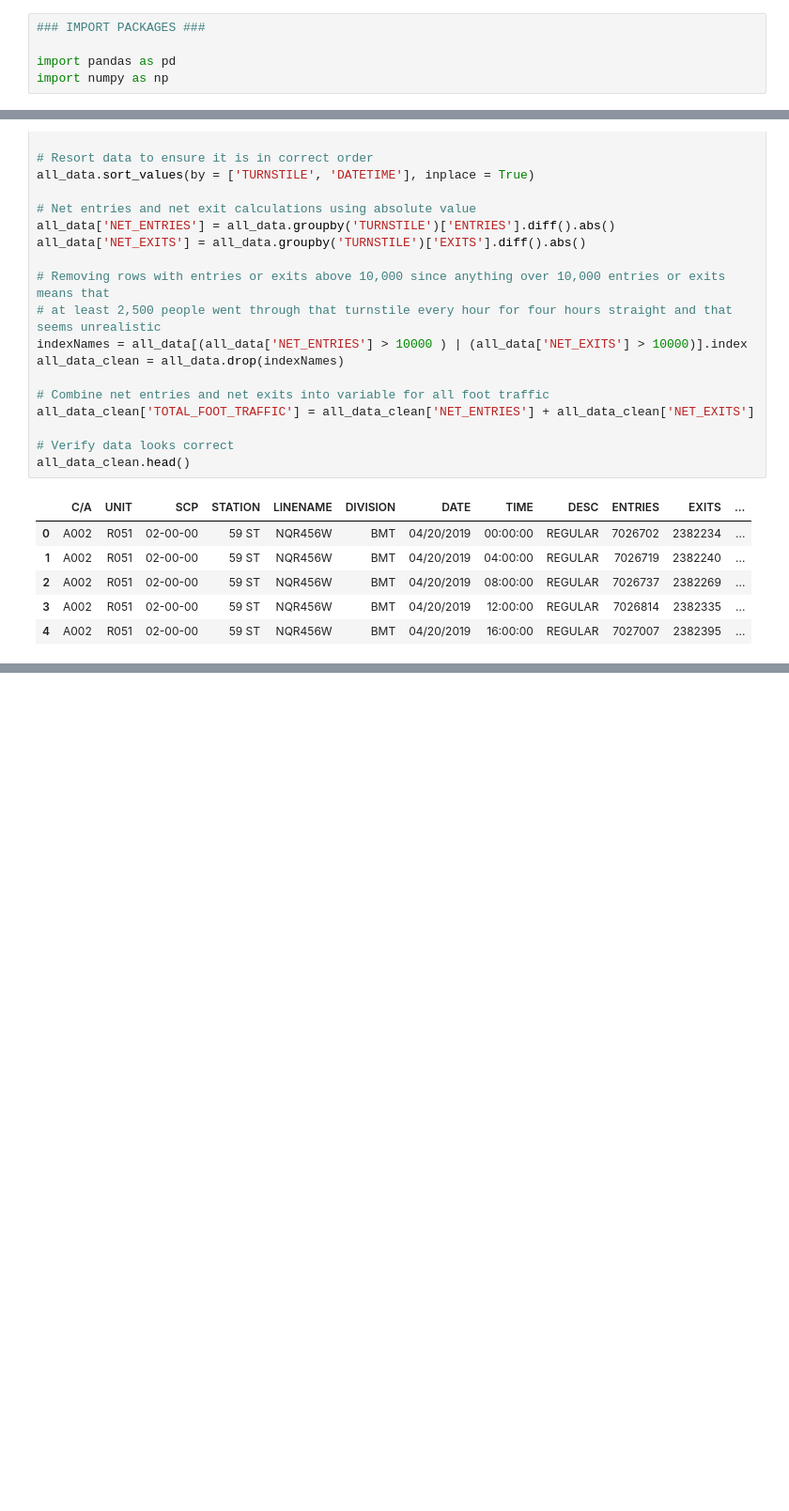
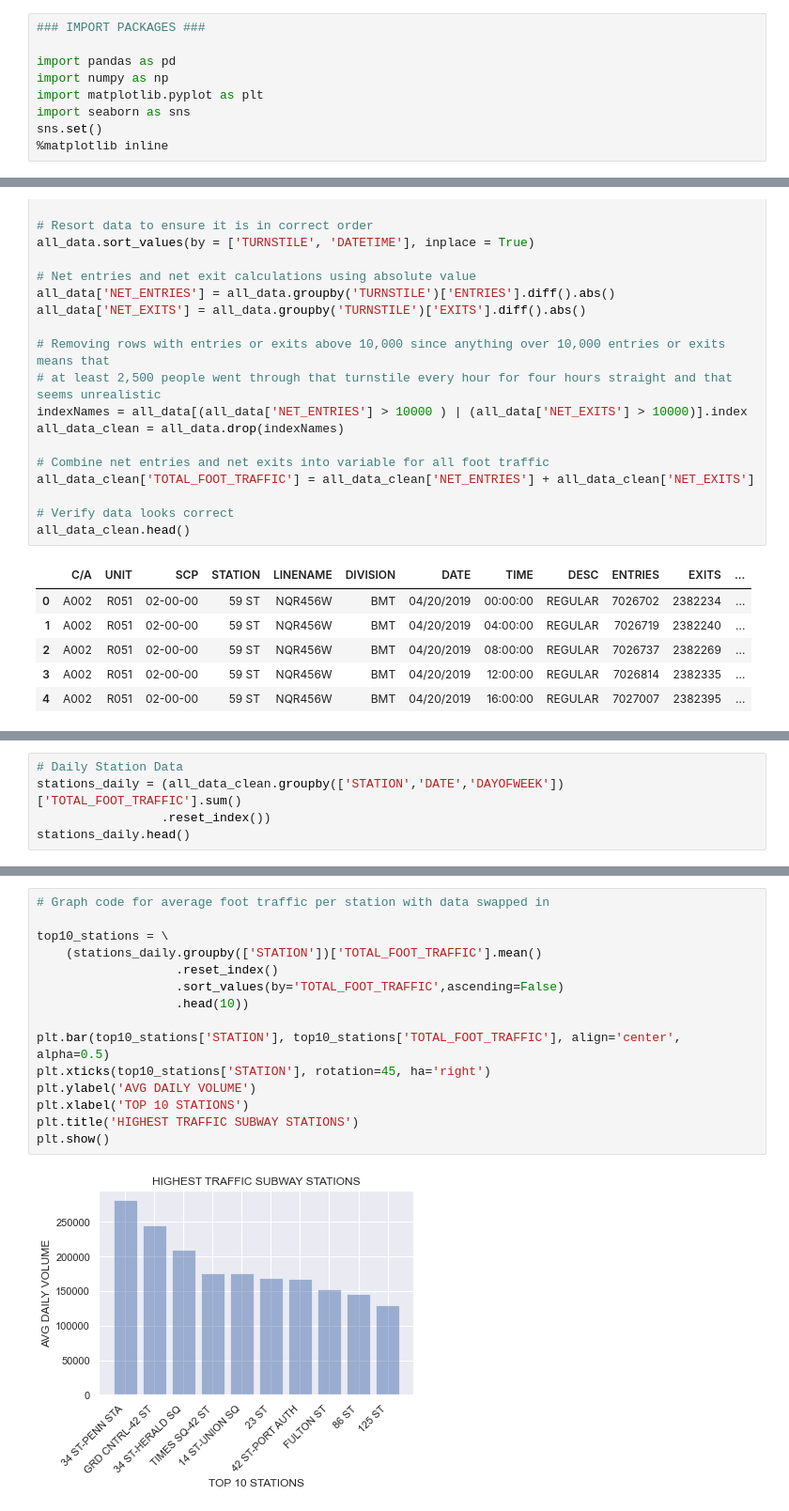
Before and after one commit to mvossbrinck/Metis_Project_1, a Jupyter notebook: EDA.ipynb, the cells around one changed output, grey strips where cells are left out. Shown at 94% size. Drawn from its saved outputs; the diff is of its cells as text; blank space fills up the shorter version.

Commit message:
EDA added graphs

```diff
--- a/EDA.ipynb
+++ b/EDA.ipynb
@@ -3,6 +3,10 @@
 
 import pandas as pd
 import numpy as np
+import matplotlib.pyplot as plt
+import seaborn as sns
+sns.set()
+%matplotlib inline
 # %%
 ### CREATING DATA SOURCE ###
 
@@ -164,0 +143,5 @@ df_weekday.sort_values(['TOTAL_FOOT_TRAFFIC'], ascending = False).head(50)
+# %%
+# Daily Station Data
+stations_daily = (all_data_clean.groupby(['STATION','DATE','DAYOFWEEK'])['TOTAL_FOOT_TRAFFIC'].sum()
+                 .reset_index())
+stations_daily.head()
@@ -164,0 +169,17 @@ df_weekday.sort_values(['TOTAL_FOOT_TRAFFIC'], ascending = False).head(50)
+# %%
+# Graph code for average foot traffic per station with data swapped in
+
+top10_stations = \
+    (stations_daily.groupby(['STATION'])['TOTAL_FOOT_TRAFFIC'].mean()
+                   .reset_index()
+                   .sort_values(by='TOTAL_FOOT_TRAFFIC',ascending=False)
+                   .head(10))
+
+plt.bar(top10_stations['STATION'], top10_stations['TOTAL_FOOT_TRAFFIC'], align='center', alpha=0.5)
+plt.xticks(top10_stations['STATION'], rotation=45, ha='right')
+plt.ylabel('AVG DAILY VOLUME')
+plt.xlabel('TOP 10 STATIONS')
+plt.title('HIGHEST TRAFFIC SUBWAY STATIONS')
+plt.show()
+# %% [output]
+[figure, added]
```
Also changed, not shown: parts of 7 cells of this notebook.
